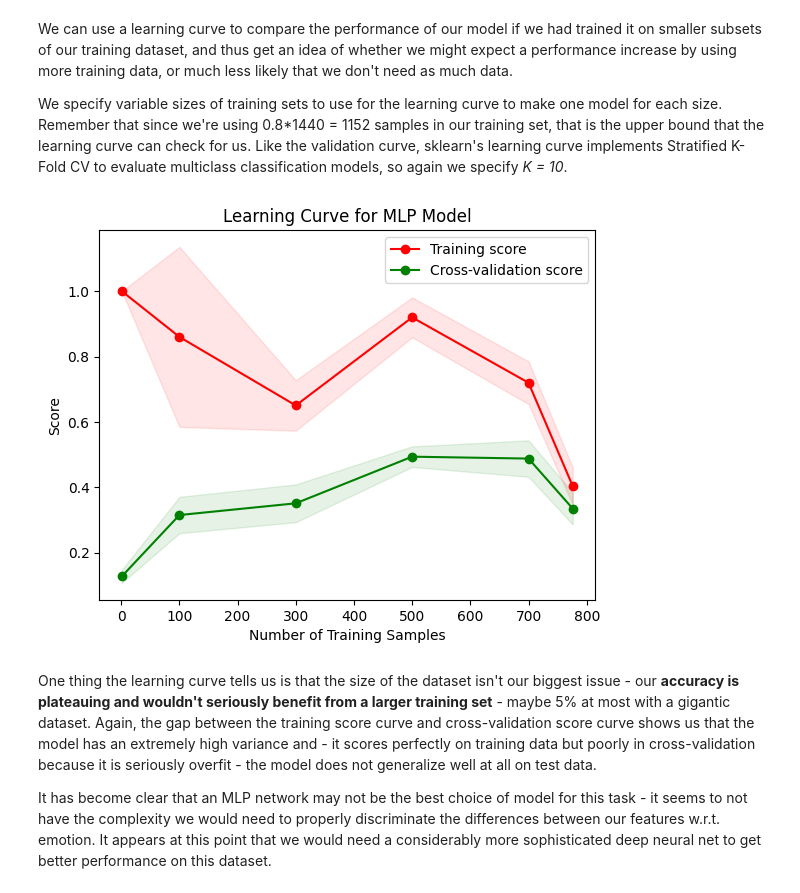
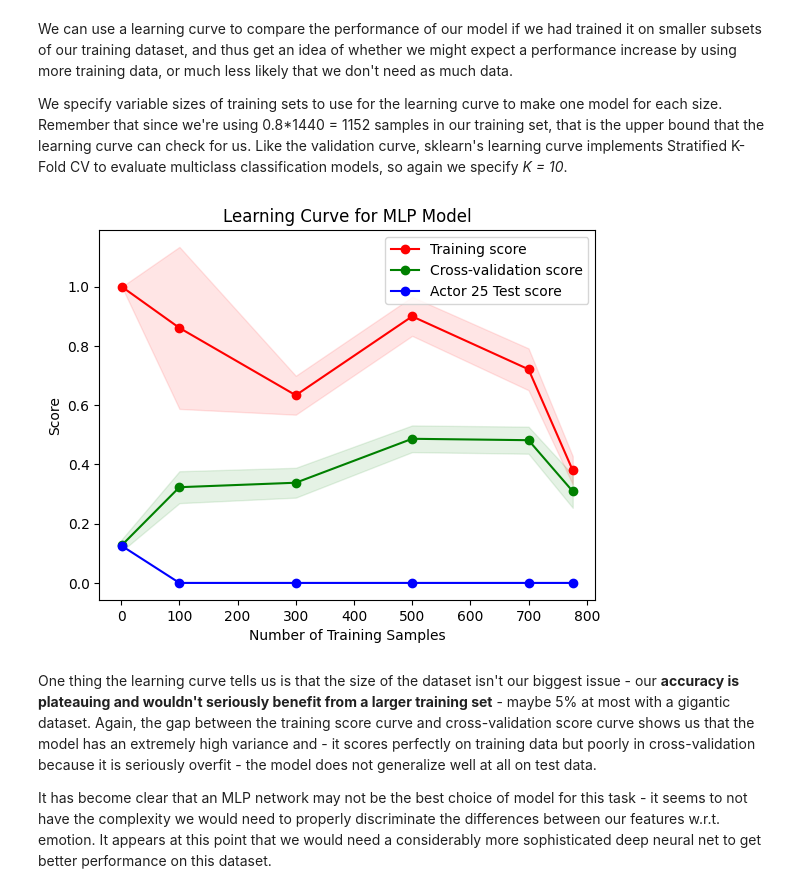
Before and after one commit to Vixlump/Week4-NeuralNetworks, a Jupyter notebook: Week4__Neural_Networks.ipynb, the cells around one changed output. Drawn from its saved outputs; the diff is of its cells as text; code cells hidden in the pictures.

```diff
--- a/Week4__Neural_Networks.ipynb
+++ b/Week4__Neural_Networks.ipynb
@@ -622,7 +625,8 @@ We can now initialize our MLP model with the best hyperparameters for the task o
 model = MLPClassifier(
     activation='relu',
     solver='adam',
-    alpha=0.001,
+    alpha=0.01,
+    epsilon=1e-08,
     batch_size=256,
     hidden_layer_sizes=(300,),
     learning_rate='adaptive',
@@ -862,34 +872,48 @@ train_sizes, train_scores, test_scores = learning_curve(
     shuffle=True,
     random_state=42,
     n_jobs=4,
     # We have (0.8*1440)/10 = 115/1150 training samples, 1035/1150 test samples
     train_sizes=[1,100,300,500,700, 776] # bounded at 863 for this dataset for 10-fold cv
 )
 # Get errors for learning curve
 train_scores_mean = np.mean(train_scores, axis=1)
 train_scores_std = np.std(train_scores, axis=1)
 test_scores_mean = np.mean(test_scores, axis=1)
 test_scores_std = np.std(test_scores, axis=1)
 
+# Calculate scores for actor 25 data for each training size
+actor_25_scores = []
+for train_size in train_sizes:
+    # Train a model on a subset of the training data
+    X_train_subset = X_train.sample(n=train_size, random_state=42)
+    y_train_subset = y_train.loc[X_train_subset.index]
+    model.fit(X_train_subset, y_train_subset)
+    # Score on the actor 25 test data
+    actor_25_scores.append(model.score(x_test_25_scaled, y_test_25))
+
+
 # Plot learning curve
 plt.figure()
 plt.fill_between(train_sizes, train_scores_mean - train_scores_std,
                      train_scores_mean + train_scores_std, alpha=0.1,
                      color="r")
 plt.fill_between(train_sizes, test_scores_mean - test_scores_std,
                      test_scores_mean + test_scores_std, alpha=0.1,
                      color="g")
 plt.plot(train_sizes, train_scores_mean, 'o-', color="r",
              label="Training score")
 plt.plot(train_sizes, test_scores_mean, 'o-', color="g",
              label="Cross-validation score")
+plt.plot(train_sizes, actor_25_scores, 'o-', color="b",
+             label="Actor 25 Test score") # Add actor 25 scores
+
 plt.title('Learning Curve for MLP Model')
 plt.xlabel('Number of Training Samples')
 plt.ylabel('Score')
 plt.legend(loc="best")
 plt.show()
 # %% [output]
-[figure, old version]
+[figure, new version]
 # %% [markdown]
 One thing the learning curve tells us is that the size of the dataset isn't our biggest issue - our **accuracy is plateauing and wouldn't seriously benefit from a larger training set** - maybe 5% at most with a gigantic dataset. Again, the gap between the training score curve and cross-validation score curve shows us that the model has an extremely high variance and - it scores perfectly on training data but poorly in cross-validation because it is seriously overfit - the model does not generalize well at all on test data.
 
```
Also changed, not shown: parts of 8 cells of this notebook.
